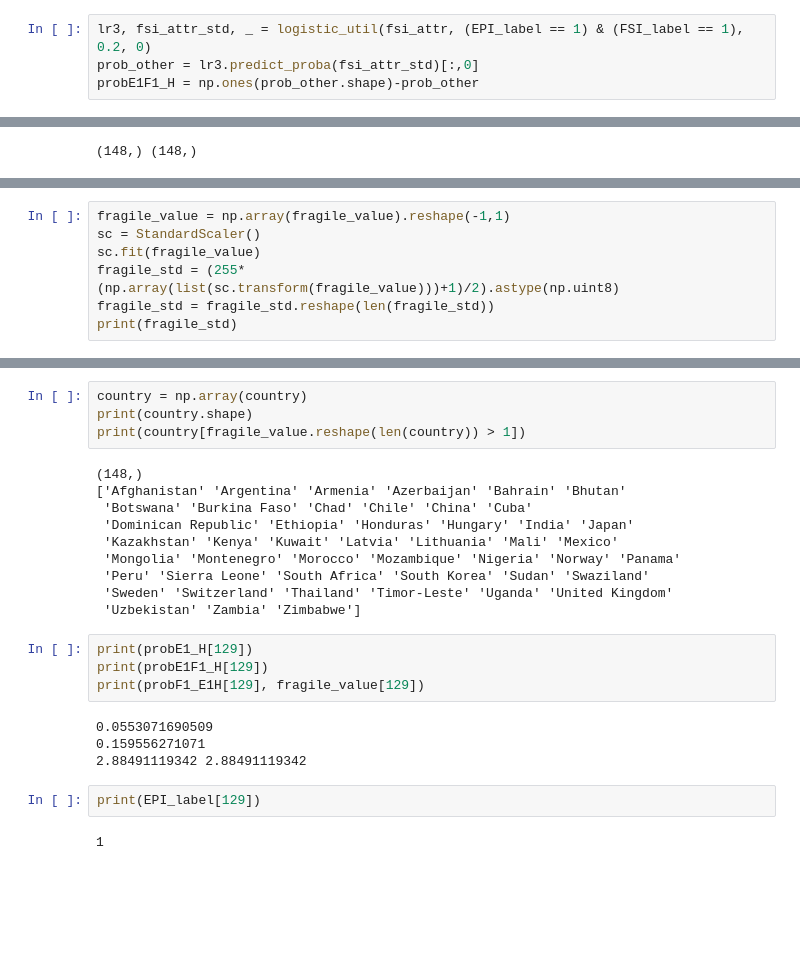
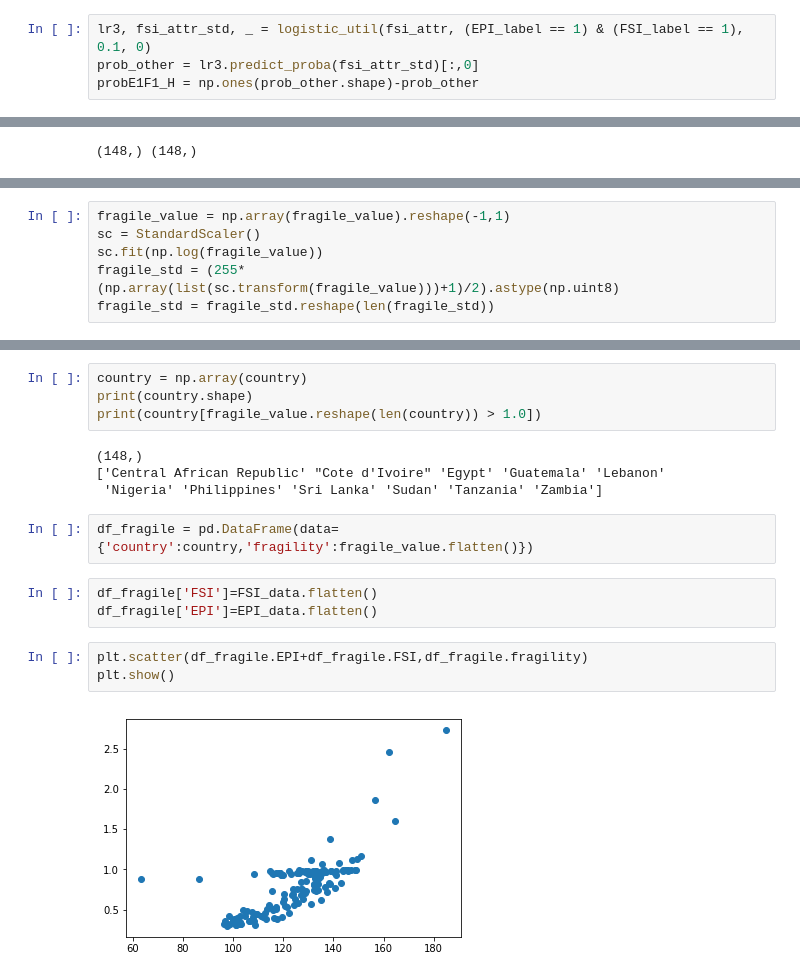
Before and after one commit to rhythmswing/ClimateFragility, a Jupyter notebook: Code/ICM_E.ipynb, the cells around one changed output, grey strips where cells are left out. Saved outputs shown, nothing was run; the diff lists cells and outputs as text; blank space fills up the shorter version.

Commit message:
fragility score better computation

```diff
--- a/Code/ICM_E.ipynb
+++ b/Code/ICM_E.ipynb
@@ -326,4 +299,4 @@ probE0F1_H = np.ones(prob_other.shape)-prob_other
 # %%
-lr3, fsi_attr_std, _ = logistic_util(fsi_attr, (EPI_label == 1) & (FSI_label == 1), 0.2, 0)
+lr3, fsi_attr_std, _ = logistic_util(fsi_attr, (EPI_label == 1) & (FSI_label == 1), 0.1, 0)
 prob_other = lr3.predict_proba(fsi_attr_std)[:,0]
 probE1F1_H = np.ones(prob_other.shape)-prob_other
@@ -350,7 +319,6 @@ print(fragile_value[129], EPI_label[129], probF1_E1H[129])
 # %%
 fragile_value = np.array(fragile_value).reshape(-1,1)
 sc = StandardScaler()
-sc.fit(fragile_value)
+sc.fit(np.log(fragile_value))
 fragile_std = (255*(np.array(list(sc.transform(fragile_value)))+1)/2).astype(np.uint8)
 fragile_std = fragile_std.reshape(len(fragile_std))
-print(fragile_std)
@@ -395,26 +351,18 @@ plt.show()
 # %%
 country = np.array(country)
 print(country.shape)
-print(country[fragile_value.reshape(len(country)) > 1])
+print(country[fragile_value.reshape(len(country)) > 1.0])
 # %% [output]
 (148,)
-['Afghanistan' 'Argentina' 'Armenia' 'Azerbaijan' 'Bahrain' 'Bhutan'
- 'Botswana' 'Burkina Faso' 'Chad' 'Chile' 'China' 'Cuba'
- 'Dominican Republic' 'Ethiopia' 'Honduras' 'Hungary' 'India' 'Japan'
- 'Kazakhstan' 'Kenya' 'Kuwait' 'Latvia' 'Lithuania' 'Mali' 'Mexico'
- 'Mongolia' 'Montenegro' 'Morocco' 'Mozambique' 'Nigeria' 'Norway' 'Panama'
- 'Peru' 'Sierra Leone' 'South Africa' 'South Korea' 'Sudan' 'Swaziland'
- 'Sweden' 'Switzerland' 'Thailand' 'Timor-Leste' 'Uganda' 'United Kingdom'
- 'Uzbekistan' 'Zambia' 'Zimbabwe']
+['Central African Republic' "Cote d'Ivoire" 'Egypt' 'Guatemala' 'Lebanon'
+ 'Nigeria' 'Philippines' 'Sri Lanka' 'Sudan' 'Tanzania' 'Zambia']
-# %%
-print(probE1_H[129])
-print(probE1F1_H[129])
-print(probF1_E1H[129], fragile_value[129])
-# %% [output]
-0.0553071690509
-0.159556271071
-2.88491119342 2.88491119342
-# %%
-print(EPI_label[129])
-# %% [output]
-1
+# %%
+df_fragile = pd.DataFrame(data={'country':country,'fragility':fragile_value.flatten()})
+# %%
+df_fragile['FSI']=FSI_data.flatten()
+df_fragile['EPI']=EPI_data.flatten()
+# %%
+plt.scatter(df_fragile.EPI+df_fragile.FSI,df_fragile.fragility)
+plt.show()
+# %% [output]
+[figure, added]
```
Also changed, not shown: parts of 27 cells of this notebook, 4 other files.
